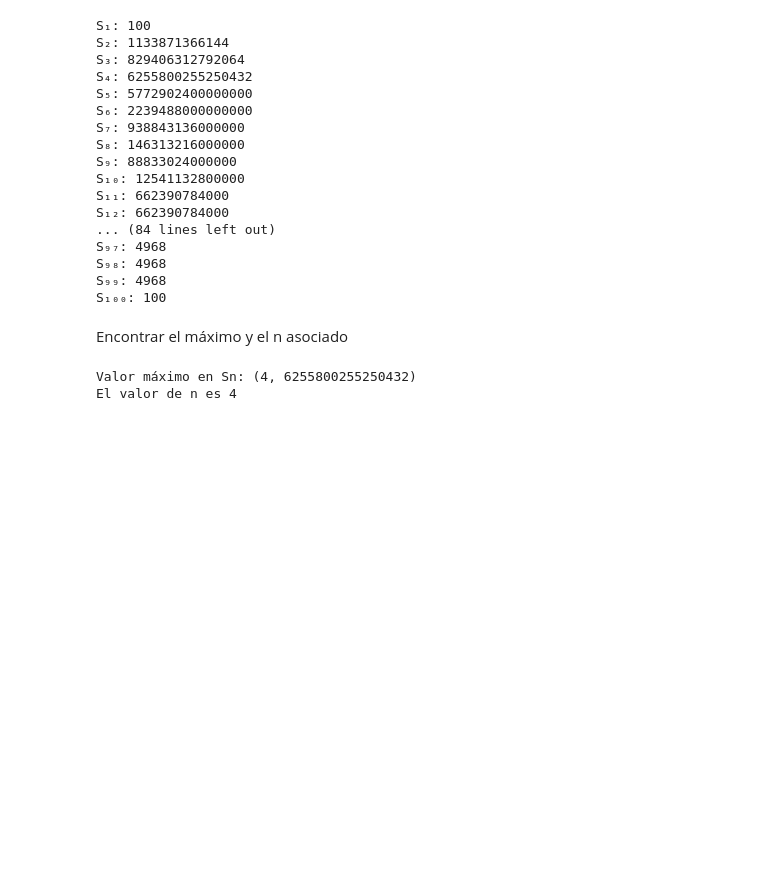
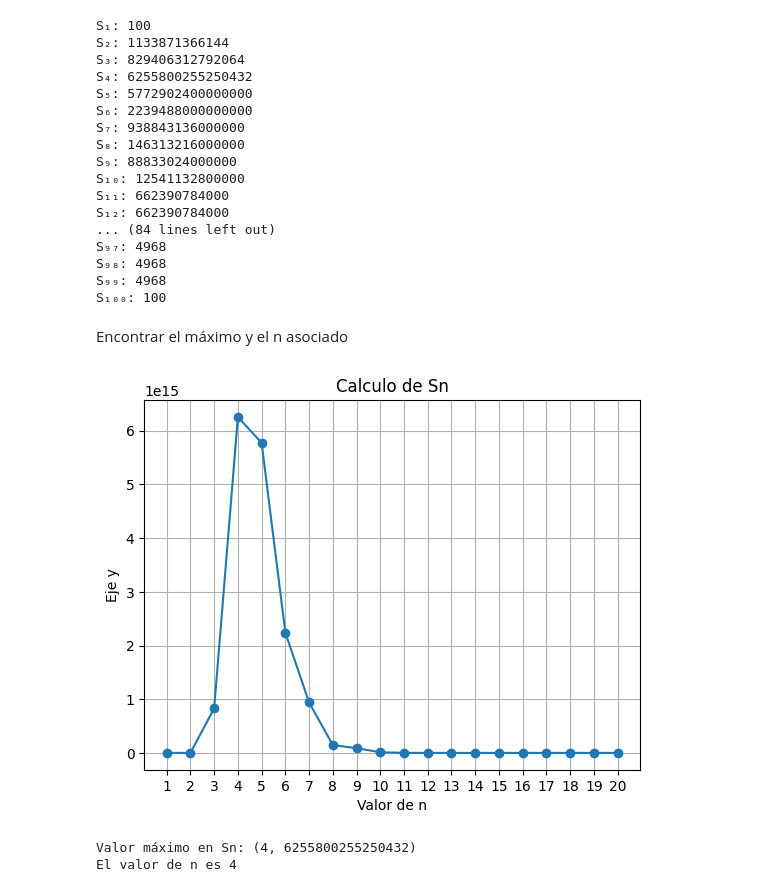
Before and after one commit to Gennifer2001/tesis, a Jupyter notebook: Tésisjeje2_0.ipynb, the cells around one changed output. Saved outputs shown, nothing was run; the diff lists cells and outputs as text; code cells hidden in the pictures; blank space fills up the shorter version.

```diff
--- a/Tésisjeje2_0.ipynb
+++ b/Tésisjeje2_0.ipynb
@@ -301,6 +310,34 @@ S₉₉: 4968
 S₁₀₀: 100
 # %% [markdown]
 Encontrar el máximo y el n asociado
+# %%
+import matplotlib.pyplot as plt
+
+# Ejemplo de una lista de tuplas
+lista_tuplas = [(1, 2), (2, 3), (3, 5), (4, 7), (5, 11)]
+Sn1=Sn[:20]
+# Extraer las coordenadas x e y de las tuplas
+x_coords = range(1, len(Sn1) + 1)  # Valores consecutivos de 1 en 1
+y_coords = [tupla[1] for tupla in Sn1]
+
+# Graficar los puntos y conectarlos con líneas
+plt.plot(x_coords, y_coords, marker='o', linestyle='-')
+
+# Establecer los valores de las etiquetas del eje x
+plt.xticks(x_coords)
+
+# Etiquetas de los ejes
+plt.xlabel('Valor de n')
+plt.ylabel('Eje y')
+
+# Título del gráfico
+plt.title('Calculo de Sn')
+
+# Mostrar el gráfico
+plt.grid(True)
+plt.show()
+# %% [output]
+[figure, added]
 # %%
 maximo_valor = max(Sn, key=lambda x: x[1])
 print(f"Valor máximo en Sn: {maximo_valor}")
```
Also changed, not shown: parts of 2 cells of this notebook.
